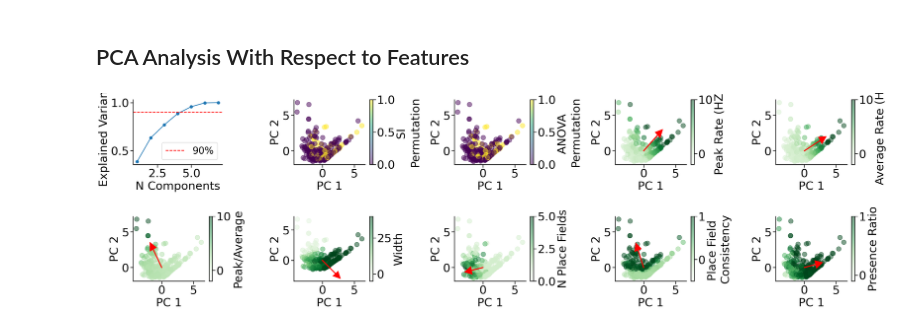
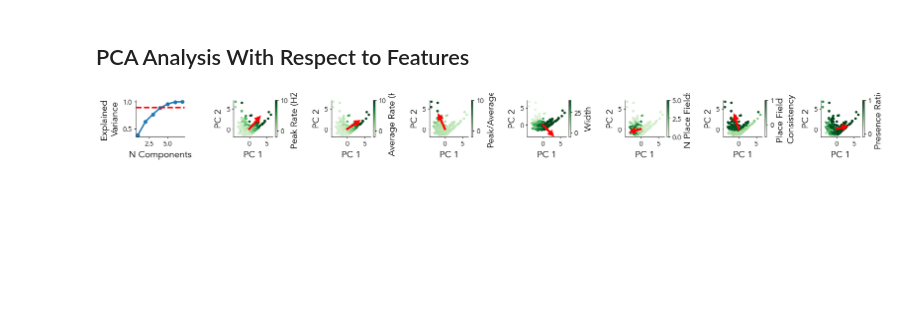
Before and after one commit to HSNPipeline/AnalyzeTrain, a Jupyter notebook: notebooks/04_Human_PCA.ipynb, the cells around one changed output. Drawn from its saved outputs; the diff is of its cells as text; code cells hidden in the pictures; blank space fills up the shorter version.

```diff
--- a/notebooks/04_Human_PCA.ipynb
+++ b/notebooks/04_Human_PCA.ipynb
@@ -474,48 +525,35 @@ save_figure('Human_PCA',file_path='/Users/weijiazhang/Plots/PLDM/Human')
 # %% [markdown]
 ## PCA Analysis With Respect to Features
 # %%
-grid = make_grid(2, 5, wspace=.8, hspace=.8, figsize=(40,10))
+grid = make_grid(2, 8, wspace=1,hspace = 1,figsize=(20,3))
 plt.rcParams.update({
-    'font.size': 35,
-    'axes.titlesize': 35,
-    'axes.labelsize': 35,
-    'xtick.labelsize': 35,
-    'ytick.labelsize': 35,
-    'legend.fontsize': 35
+    'font.family':  'Avenir',
+    'font.size': 20,
+    'axes.titlesize': 20,
+    'axes.labelsize': 14,
+    'legend.fontsize': 20,
+    'xtick.labelsize': 10,  # Smaller tick label size
+    'ytick.labelsize': 10,  # Smaller tick label size
+    'axes.linewidth': 0.5,  # Reduce the thickness of axis lines
+    'xtick.major.width': 0.8,  # Thinner x ticks
+    'ytick.major.width': 0.8,  # Thinner y ticks
+    'xtick.major.size': 2.0,   # Shorter x ticks
+    'ytick.major.size': 2.0,   # Shorter y ticks
+ # Smaller colorbar label font
 })
-
 ax = get_grid_subplot(grid, 0, 0)
-ax.plot(range(1, len(cumulative_variance_ratio) + 1), cumulative_variance_ratio, marker='o')
+ax.plot(range(1, len(cumulative_variance_ratio) + 1), cumulative_variance_ratio, marker='o',markersize=5)
 ax.axhline(y=0.9, color='r', linestyle='--', label='90%')
 ax.set_xlabel('N Components')
-ax.set_ylabel('Explained Variance')
-ax.legend(loc='lower right', fontsize='small', frameon=True)
+ax.set_ylabel('Explained \nVariance')
+
 drop_spines(['top', 'right'], ax=ax)
 
 
-ax_scatter_si = get_grid_subplot(grid, 0, 1)
-scatter_si = ax_scatter_si.scatter(
-    pca_result[:, 0], pca_result[:, 1],
-    c=all_results[mask]['is_place_info'], s=200, alpha=.5, cmap='viridis'
-)
-plt.colorbar(scatter_si, ax=ax_scatter_si, label='SI \nPermutation')
-ax_scatter_si.set_xlabel('PC 1')
-ax_scatter_si.set_ylabel('PC 2')
-drop_spines(['top', 'right'], ax=ax_scatter_si)
 
-ax_scatter_anova = get_grid_subplot(grid, 0, 2)
-scatter_anova = ax_scatter_anova.scatter(
-    pca_result[:, 0], pca_result[:, 1],
-    c=all_results[mask]['is_place_anova'], s=200, alpha=.5, cmap='viridis'
-)
-plt.colorbar(scatter_anova, ax=ax_scatter_anova, label='ANOVA \nPermutation')
-ax_scatter_anova.set_xlabel('PC 1')
-ax_scatter_anova.set_ylabel('PC 2')
-drop_spines(['top', 'right'], ax=ax_scatter_anova)
-
-ax=get_grid_subplot(grid, 0, 3)
+ax=get_grid_subplot(grid, 0, 1)
 scatter_peak_rate = ax.scatter(pca_result[:, 0], pca_result[:, 1],
-    c=features['peak_rate'], s=200, alpha=.5, cmap='Greens',vmin=-2, vmax=10
+    c=features['peak_rate'], s=s, alpha=alpha, cmap='Greens',vmin=-2, vmax=10
 )
 ax.set_xlabel('PC 1')
 ax.set_ylabel('PC 2')
@@ -528,9 +566,9 @@ ax.arrow(0, 0,
         components.iloc[i, 1] * 5,
         head_width=1.0, head_length=1.0, fc='red', ec='red', linewidth=3)
 
-ax=get_grid_subplot(grid, 0, 4)
+ax=get_grid_subplot(grid, 0, 2)
 scatter_peak_rate = ax.scatter(pca_result[:, 0], pca_result[:, 1],
-    c=features['average_rate'], s=200, alpha=.5, cmap='Greens',vmin=-2, vmax=10
+    c=features['average_rate'], s=s, alpha=alpha, cmap='Greens',vmin=-2, vmax=10
 )
 ax.set_xlabel('PC 1')
 ax.set_ylabel('PC 2')
@@ -542,9 +580,9 @@ ax.arrow(0, 0,
         components.iloc[i, 1] * 5,
         head_width=1.0, head_length=1.0, fc='red', ec='red', linewidth=3)
 
-ax=get_grid_subplot(grid, 1,0)
+ax=get_grid_subplot(grid, 0,3)
 scatter_peak_rate = ax.scatter(pca_result[:, 0], pca_result[:, 1],
-    c=features['peak_over_average'], s=200, alpha=.5, cmap='Greens',vmin=-2, vmax=10
+    c=features['peak_over_average'], s=s, alpha=alpha, cmap='Greens',vmin=-2, vmax=10
 )
 ax.set_xlabel('PC 1')
 ax.set_ylabel('PC 2')
@@ -557,9 +595,9 @@ ax.arrow(0, 0,
         head_width=1.0, head_length=1.0, fc='red', ec='red', linewidth=3)
 
 
-ax=get_grid_subplot(grid, 1, 1)
+ax=get_grid_subplot(grid, 0, 4)
 scatter_peak_rate = ax.scatter(pca_result[:, 0], pca_result[:, 1],
-    c=features['place_field_width'], s=200, alpha=.5, cmap='Greens',vmin=-5, vmax=40
+    c=features['place_field_width'], s=s, alpha=alpha, cmap='Greens',vmin=-5, vmax=40
 )
 ax.set_xlabel('PC 1')
 ax.set_ylabel('PC 2')
@@ -572,9 +610,9 @@ ax.arrow(0, 0,
         head_width=1.0, head_length=1.0, fc='red', ec='red', linewidth=3)
 
 
-ax=get_grid_subplot(grid, 1, 2)
+ax=get_grid_subplot(grid, 0, 5)
 scatter_peak_rate = ax.scatter(pca_result[:, 0], pca_result[:, 1],
-    c=features['num_place_fields'], s=200, alpha=.5, cmap='Greens',vmin=0, vmax=5
+    c=features['num_place_fields'], s=s, alpha=alpha, cmap='Greens',vmin=0, vmax=5
 )
 ax.set_xlabel('PC 1')
 ax.set_ylabel('PC 2')
@@ -585,35 +623,35 @@ ax.arrow(0, 0,
         components.iloc[i, 0] * 5,
         components.iloc[i, 1] * 5,
         head_width=1.0, head_length=1.0, fc='red', ec='red', linewidth=3)
 
-ax=get_grid_subplot(grid, 1, 3)
+ax=get_grid_subplot(grid, 0, 6)
 scatter_peak_rate = ax.scatter(pca_result[:, 0], pca_result[:, 1],
-    c=features['place_field_centre_consistency'], s=200, alpha=.5, cmap='Greens',vmin=-.5, vmax=1
+    c=features['place_field_centre_consistency'], s=s, alpha=alpha, cmap='Greens',vmin=-.5, vmax=1
 )
 ax.set_xlabel('PC 1')
 ax.set_ylabel('PC 2')
 drop_spines(['top', 'right'], ax=ax)
 plt.colorbar(scatter_peak_rate, ax=ax, label='Place Field \nConsistency')
 i = feature_names.get_loc('place_field_centre_consistency')
 ax.arrow(0, 0,
         components.iloc[i, 0] * 5,
         components.iloc[i, 1] * 5,
         head_width=1.0, head_length=1.0, fc='red', ec='red', linewidth=3)
 
-ax=get_grid_subplot(grid, 1, 4)
+ax=get_grid_subplot(grid, 0, 7)
 scatter_peak_rate = ax.scatter(pca_result[:, 0], pca_result[:, 1],
-    c=features['presence_ratio'], s=200, alpha=.5, cmap='Greens',vmin=-.1, vmax=1
+    c=features['presence_ratio'], s=s, alpha=alpha, cmap='Greens',vmin=-.1, vmax=1
 )
 ax.set_xlabel('PC 1')
 ax.set_ylabel('PC 2')
 drop_spines(['top', 'right'], ax=ax)
 
 plt.colorbar(scatter_peak_rate, ax=ax, label='Presence Ratio')
 i = feature_names.get_loc('presence_ratio')
 ax.arrow(0, 0,
         components.iloc[i, 0] * 5,
         components.iloc[i, 1] * 5,
         head_width=1.0, head_length=1.0, fc='red', ec='red', linewidth=3)
 save_figure('Human_PCA_Features',file_path='/Users/weijiazhang/Plots/PLDM/Human')
 # %% [output]
-[figure, old version]
+[figure, new version]
```
Also changed, not shown: parts of 1 cell of this notebook, 8 other files.
